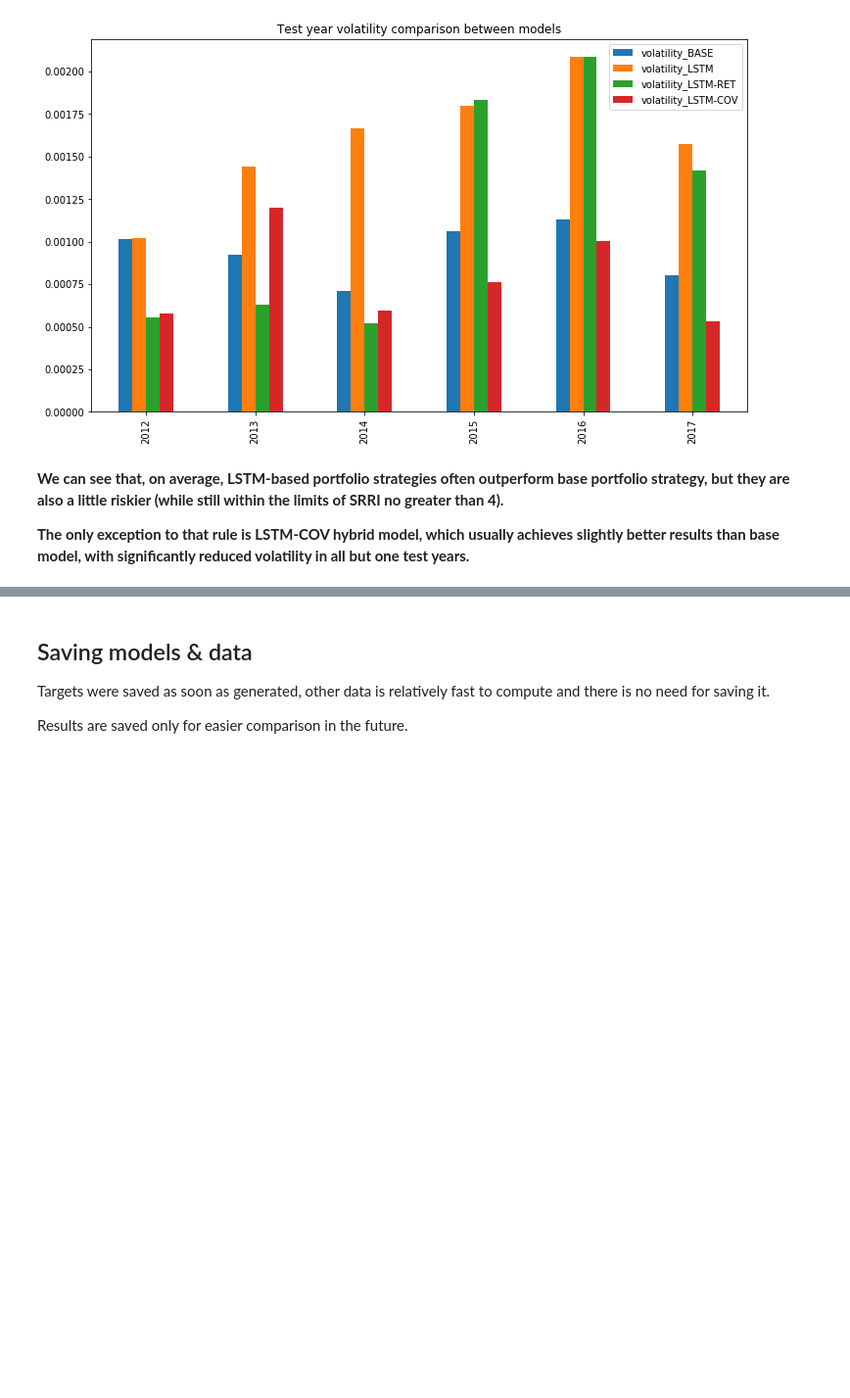
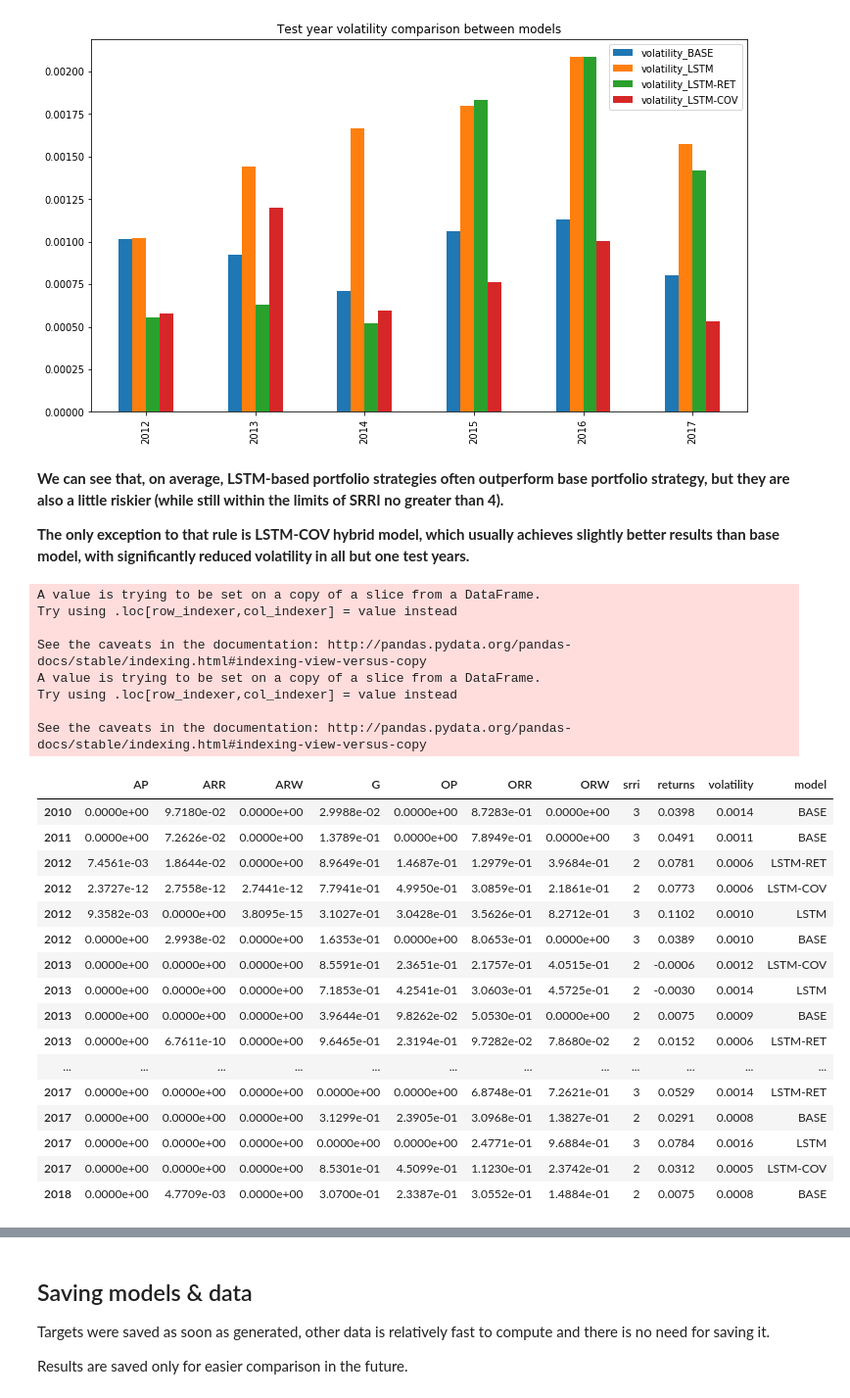
Before and after one commit to kowaalczyk/quant-invest, a Jupyter notebook: Summary.ipynb, the cells around one changed output, grey strips where cells are left out. Shown at 98% size. Drawn from its saved outputs; the diff is of its cells as text; code cells hidden in the pictures; blank space fills up the shorter version.

```diff
--- a/Summary.ipynb
+++ b/Summary.ipynb
@@ -716,3 +704,43 @@ but they are also a little riskier (while still within the limits of SRRI no gre
 
 **The only exception to that rule is LSTM-COV hybrid model, which usually achieves slightly better results than base model,
 with significantly reduced volatility in all but one test years.**
+# %%
+base = base_results_df.copy()
+lstm = lstm_results_df.copy()
+lstm.columns = base.columns
+hybrid_ret = hybrid_results_df[[col for col in hybrid_results_df.columns if 'LSTM-RET' in col]]
+hybrid_ret.columns = base.columns
+hybrid_cov = hybrid_results_df[[col for col in hybrid_results_df.columns if 'LSTM-COV' in col]]
+hybrid_cov.columns = base.columns
+base['model'] = 'BASE'
+lstm['model'] = 'LSTM'
+hybrid_ret['model'] = 'LSTM-RET'
+hybrid_cov['model'] = 'LSTM-COV'
+model_results = pd.concat([base, lstm, hybrid_ret, hybrid_cov], axis='index').dropna(axis='index').sort_index()
+model_results
+# %% [output]
+A value is trying to be set on a copy of a slice from a DataFrame.
+Try using .loc[row_indexer,col_indexer] = value instead
+
+See the caveats in the documentation: http://pandas.pydata.org/pandas-docs/stable/indexing.html#indexing-view-versus-copy
+A value is trying to be set on a copy of a slice from a DataFrame.
+Try using .loc[row_indexer,col_indexer] = value instead
+
+See the caveats in the documentation: http://pandas.pydata.org/pandas-docs/stable/indexing.html#indexing-view-versus-copy
+|  | AP | ARR | ARW | G | OP | ORR | ORW | srri | returns | volatility | model |
+| 2010 | 0.0000e+00 | 9.7180e-02 | 0.0000e+00 | 2.9988e-02 | 0.0000e+00 | 8.7283e-01 | 0.0000e+00 | 3 | 0.0398 | 0.0014 | BASE |
+| 2011 | 0.0000e+00 | 7.2626e-02 | 0.0000e+00 | 1.3789e-01 | 0.0000e+00 | 7.8949e-01 | 0.0000e+00 | 3 | 0.0491 | 0.0011 | BASE |
+| 2012 | 7.4561e-03 | 1.8644e-02 | 0.0000e+00 | 8.9649e-01 | 1.4687e-01 | 1.2979e-01 | 3.9684e-01 | 2 | 0.0781 | 0.0006 | LSTM-RET |
+| 2012 | 2.3727e-12 | 2.7558e-12 | 2.7441e-12 | 7.7941e-01 | 4.9950e-01 | 3.0859e-01 | 2.1861e-01 | 2 | 0.0773 | 0.0006 | LSTM-COV |
+| 2012 | 9.3582e-03 | 0.0000e+00 | 3.8095e-15 | 3.1027e-01 | 3.0428e-01 | 3.5626e-01 | 8.2712e-01 | 3 | 0.1102 | 0.0010 | LSTM |
+| 2012 | 0.0000e+00 | 2.9938e-02 | 0.0000e+00 | 1.6353e-01 | 0.0000e+00 | 8.0653e-01 | 0.0000e+00 | 3 | 0.0389 | 0.0010 | BASE |
+| 2013 | 0.0000e+00 | 0.0000e+00 | 0.0000e+00 | 8.5591e-01 | 2.3651e-01 | 2.1757e-01 | 4.0515e-01 | 2 | -0.0006 | 0.0012 | LSTM-COV |
+| 2013 | 0.0000e+00 | 0.0000e+00 | 0.0000e+00 | 7.1853e-01 | 4.2541e-01 | 3.0603e-01 | 4.5725e-01 | 2 | -0.0030 | 0.0014 | LSTM |
+| 2013 | 0.0000e+00 | 0.0000e+00 | 0.0000e+00 | 3.9644e-01 | 9.8262e-02 | 5.0530e-01 | 0.0000e+00 | 2 | 0.0075 | 0.0009 | BASE |
+| 2013 | 0.0000e+00 | 6.7611e-10 | 0.0000e+00 | 9.6465e-01 | 2.3194e-01 | 9.7282e-02 | 7.8680e-02 | 2 | 0.0152 | 0.0006 | LSTM-RET |
+| ... | ... | ... | ... | ... | ... | ... | ... | ... | ... | ... | ... |
+| 2017 | 0.0000e+00 | 0.0000e+00 | 0.0000e+00 | 0.0000e+00 | 0.0000e+00 | 6.8748e-01 | 7.2621e-01 | 3 | 0.0529 | 0.0014 | LSTM-RET |
+| 2017 | 0.0000e+00 | 0.0000e+00 | 0.0000e+00 | 3.1299e-01 | 2.3905e-01 | 3.0968e-01 | 1.3827e-01 | 2 | 0.0291 | 0.0008 | BASE |
+| 2017 | 0.0000e+00 | 0.0000e+00 | 0.0000e+00 | 0.0000e+00 | 0.0000e+00 | 2.4771e-01 | 9.6884e-01 | 3 | 0.0784 | 0.0016 | LSTM |
+| 2017 | 0.0000e+00 | 0.0000e+00 | 0.0000e+00 | 8.5301e-01 | 4.5099e-01 | 1.1230e-01 | 2.3742e-01 | 2 | 0.0312 | 0.0005 | LSTM-COV |
+| 2018 | 0.0000e+00 | 4.7709e-03 | 0.0000e+00 | 3.0700e-01 | 2.3387e-01 | 3.0552e-01 | 1.4884e-01 | 2 | 0.0075 | 0.0008 | BASE |
```
Also changed, not shown: parts of 5 cells of this notebook.
